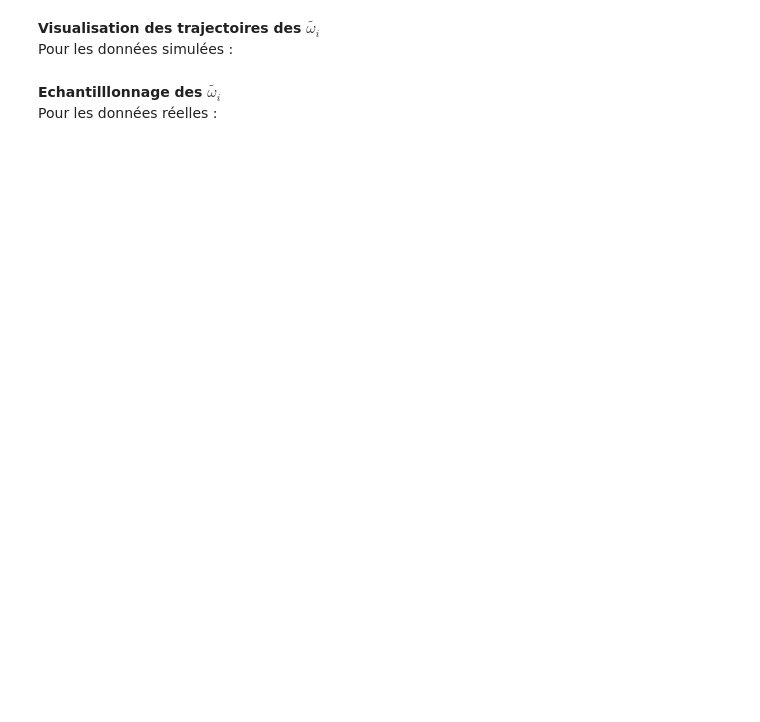
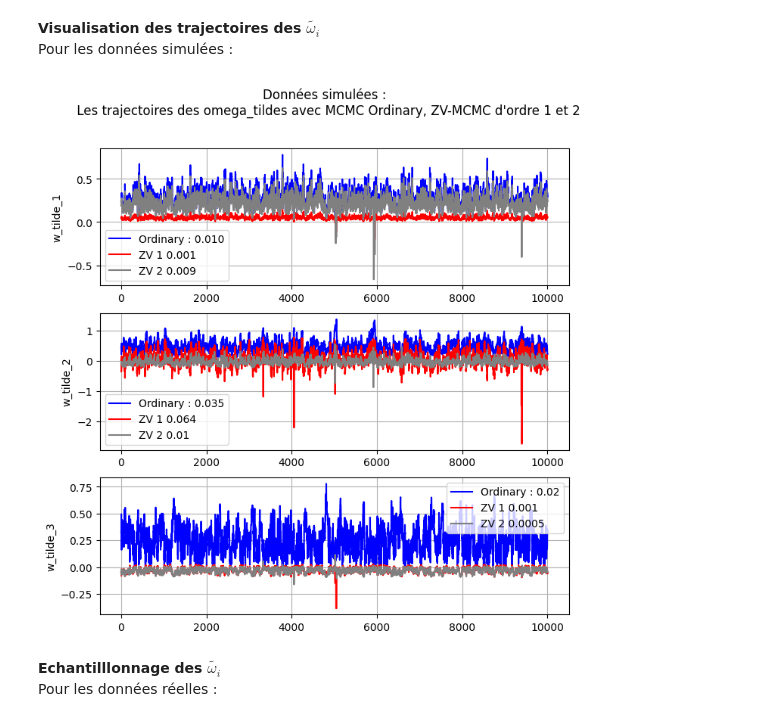
Before and after one commit to nassihsawssane/Monte-Carlo-based-project, a Jupyter notebook: Q3.ipynb, the cells around one changed output. Saved outputs shown, nothing was run; the diff lists cells and outputs as text; code cells hidden in the pictures; blank space fills up the shorter version.

```diff
--- a/Q3.ipynb
+++ b/Q3.ipynb
@@ -77,5 +250,5 @@ def control_variates_2 (x,z):
 # %%
 # 1. Courte et longue simulation des variables de contrôle d'ordre 2
 
-CV2_sim = control_variates_2 (echant_sim,CV1_sim)
-CV2_nv_sim = control_variates_2 (omega_nv_sim, CV1_nv_sim)
+CV2_sim_c = control_variates_2 (echant_sim_2, CV1_sim_1_c)
+CV2_sim_l = control_variates_2 (echant_sim_10, CV1_sim_1_l)
@@ -105,18 +257,18 @@ def combi_omega(k, echant, CV_court, CV_long):
 
 # ------------------------------------- Omega_1_tilde --------------------------------------------------------------
 
-combi_omega1_d2 = combi_omega(0, echant_sim, CV2_sim, CV2_nv_sim)
-omega_tilde_1_d2 = omega_nv_sim[:,0] - combi_omega1_d2
+combi_omega1_d2 = combi_omega(0, echant_sim_2, CV2_sim_c, CV2_sim_l)
+omega_tilde_1_d2 = echant_sim_10[:,0] - combi_omega1_d2
 omega_tilde_1ss_d2 = enlever_outliers(combi_omega1_d2)
 
 # ------------------------------------- Omega_1_tilde --------------------------------------------------------------
 
-combi_omega2_d2 = combi_omega(1, echant_sim, CV2_sim, CV2_nv_sim)
-omega_tilde_2_d2 = omega_nv_sim[:,1] - combi_omega2_d2
+combi_omega2_d2 = combi_omega(1, echant_sim_2, CV2_sim_c, CV2_sim_l)
+omega_tilde_2_d2 = echant_sim_10[:,1] - combi_omega2_d2
 omega_tilde_2ss_d2 = enlever_outliers(omega_tilde_2_d2)
 
 # ------------------------------------- Omega_1_tilde --------------------------------------------------------------
 
-combi_omega3_d2 = combi_omega(2, echant_sim, CV2_sim, CV2_nv_sim)
-omega_tilde_3_d2 = omega_nv_sim[:,2] - combi_omega3_d2
+combi_omega3_d2 = combi_omega(2, echant_sim_2, CV2_sim_c, CV2_sim_l)
+omega_tilde_3_d2 = echant_sim_10[:,2] - combi_omega3_d2
 omega_tilde_3ss_d2 = enlever_outliers(omega_tilde_3_d2)
@@ -126,30 +296,32 @@ Pour les données simulées :
 # %%
 
 fig, axs = plt.subplots(3, 1, figsize=(8, 8))
 
-axs[0].plot(range(9001), omega_nv_sim[:,0][1000:], label="Ordinary : {:.3f}".format(np.var(omega_nv_sim[1000:,0])), color = 'blue')
-axs[0].plot(range(9001), omega_tilde_1ss[1000:], label="ZV 1 {:.3f}".format(np.var(omega_tilde_1ss[1000:])), color = 'red')
-axs[0].plot(range(9001), omega_tilde_1ss_d2[1000:], label="ZV 2 {:.3f}".format(np.var(omega_tilde_1ss_d2[1000:])), color = 'grey')
+axs[0].plot(range(10001), echant_sim_10[:,0][1000:], label="Ordinary : {:.3f}".format(np.var(echant_sim_10[1000:,0])), color = 'blue')
+axs[0].plot(range(10001), omega_tilde_1ss_z1[1000:], label="ZV 1 {:.3f}".format(np.var(omega_tilde_1ss_z1[1000:])), color = 'red')
+axs[0].plot(range(10001), omega_tilde_1ss_d2[1000:], label="ZV 2 {:.3f}".format(np.var(omega_tilde_1ss_d2[1000:])), color = 'grey')
 axs[0].set_ylabel('w_tilde_1')
 axs[0].legend()
 axs[0].grid()
 
-axs[1].plot(range(9001), omega_nv_sim[:,1][1000:], label="Ordinary : {:.3f}".format(np.var(omega_nv_sim[1000:,1])), color = 'blue')
-axs[1].plot(range(9001), omega_tilde_2ss[1000:],  label="ZV 1 {:.3f}".format(np.var(omega_tilde_2ss[1000:])),  color = 'red')
-axs[1].plot(range(9001), omega_tilde_2ss_d2[1000:], label="ZV 2 {:.2f}".format(np.var(omega_tilde_2ss_d2[1000:])), color = 'grey')
+axs[1].plot(range(10001), echant_sim_10[:,1][1000:], label="Ordinary : {:.3f}".format(np.var(echant_sim_10[1000:,1])), color = 'blue')
+axs[1].plot(range(10001), omega_tilde_2ss_z1[1000:],  label="ZV 1 {:.3f}".format(np.var(omega_tilde_2ss_z1[1000:])),  color = 'red')
+axs[1].plot(range(10001), omega_tilde_2ss_d2[1000:], label="ZV 2 {:.2f}".format(np.var(omega_tilde_2ss_d2[1000:])), color = 'grey')
 axs[1].set_ylabel('w_tilde_2')
 axs[1].legend()
 axs[1].grid()
 
-axs[2].plot(range(9001), omega_nv_sim[:,2][1000:], label="Ordinary : {:.2f}".format(np.var(omega_nv_sim[1000:,2])), color = 'blue')
-axs[2].plot(range(9001), omega_tilde_3ss[1000:],  label="ZV 1 {:.3f}".format(np.var(omega_tilde_3ss[1000:])), color = 'red')
-axs[2].plot(range(9001), omega_tilde_3ss_d2[1000:], label="ZV 2 {:.4f}".format(np.var(omega_tilde_3ss_d2[1000:])), color = 'grey')
+axs[2].plot(range(10001), echant_sim_10[:,2][1000:], label="Ordinary : {:.2f}".format(np.var(echant_sim_10[1000:,2])), color = 'blue')
+axs[2].plot(range(10001), omega_tilde_3ss_z1[1000:],  label="ZV 1 {:.3f}".format(np.var(omega_tilde_3ss_z1[1000:])), color = 'red')
+axs[2].plot(range(10001), omega_tilde_3ss_d2[1000:], label="ZV 2 {:.4f}".format(np.var(omega_tilde_3ss_d2[1000:])), color = 'grey')
 axs[2].set_ylabel('w_tilde_3')
 axs[2].legend()
 axs[2].grid()
 
 plt.suptitle("Données simulées : \n Les trajectoires des omega_tildes avec MCMC Ordinary, ZV-MCMC d'ordre 1 et 2")
 plt.show()
+# %% [output]
+[figure, added]
 # %% [markdown]
 **Echantilllonnage des $\tilde{\omega_i}$** <br>
 Pour les données réelles :
```
Also changed, not shown: parts of 15 cells of this notebook, 3 other files.
